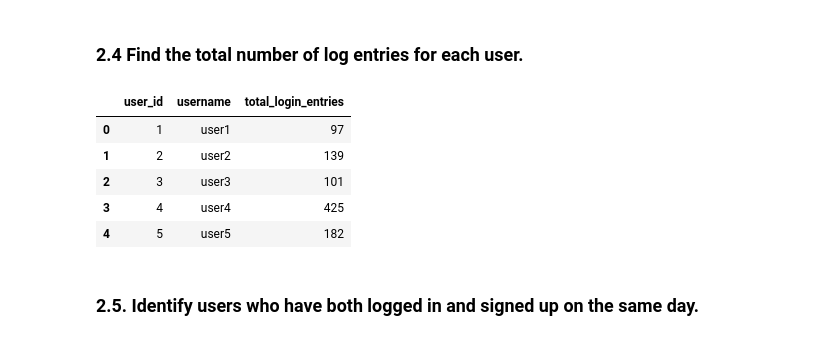
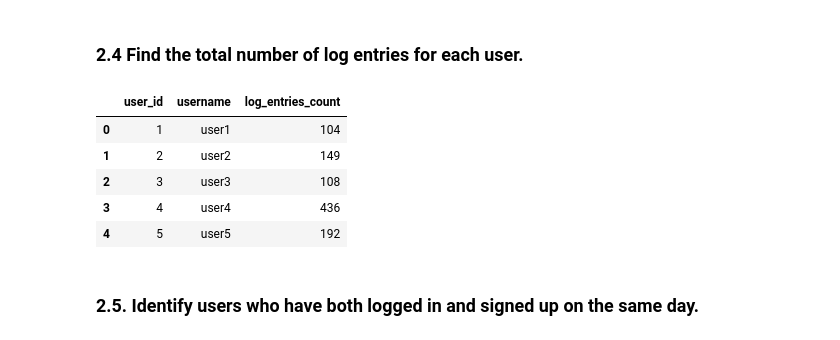
Before and after one commit to Mo-ami/su-mt4007, a Jupyter notebook: HW4/HW4.ipynb, the cells around one changed output. Drawn from its saved outputs; the diff is of its cells as text; code cells hidden in the pictures.

```diff
--- a/HW4/HW4.ipynb
+++ b/HW4/HW4.ipynb
@@ -313,25 +313,23 @@ df_task1.head()
 # %%
 # Define the SQL query
 query_task2 = """
-SELECT user_id, username, COUNT(*) as total_login_entries
+SELECT user_id, username, COUNT(*) AS log_entries_count
 FROM user_actions
-WHERE action = 'login'
-GROUP BY user_id, username
-ORDER BY user_id ASC;
+GROUP BY user_id, username;
 """
 
 # Execute the query and fetch results into a DataFrame
 df_task2 = pd.read_sql_query(query_task2, conn)
 
 # Display the DataFrame
 df_task2.head()
 # %% [output]
-|  | user_id | username | total_login_entries |
-| 0 | 1 | user1 | 97 |
-| 1 | 2 | user2 | 139 |
-| 2 | 3 | user3 | 101 |
-| 3 | 4 | user4 | 425 |
-| 4 | 5 | user5 | 182 |
+|  | user_id | username | log_entries_count |
+| 0 | 1 | user1 | 104 |
+| 1 | 2 | user2 | 149 |
+| 2 | 3 | user3 | 108 |
+| 3 | 4 | user4 | 436 |
+| 4 | 5 | user5 | 192 |
 # %% [markdown]
 
 ### 2.5. Identify users who have both logged in and signed up on the same day.
```
Also changed, not shown: parts of 1 cell of this notebook, 1 other file.
